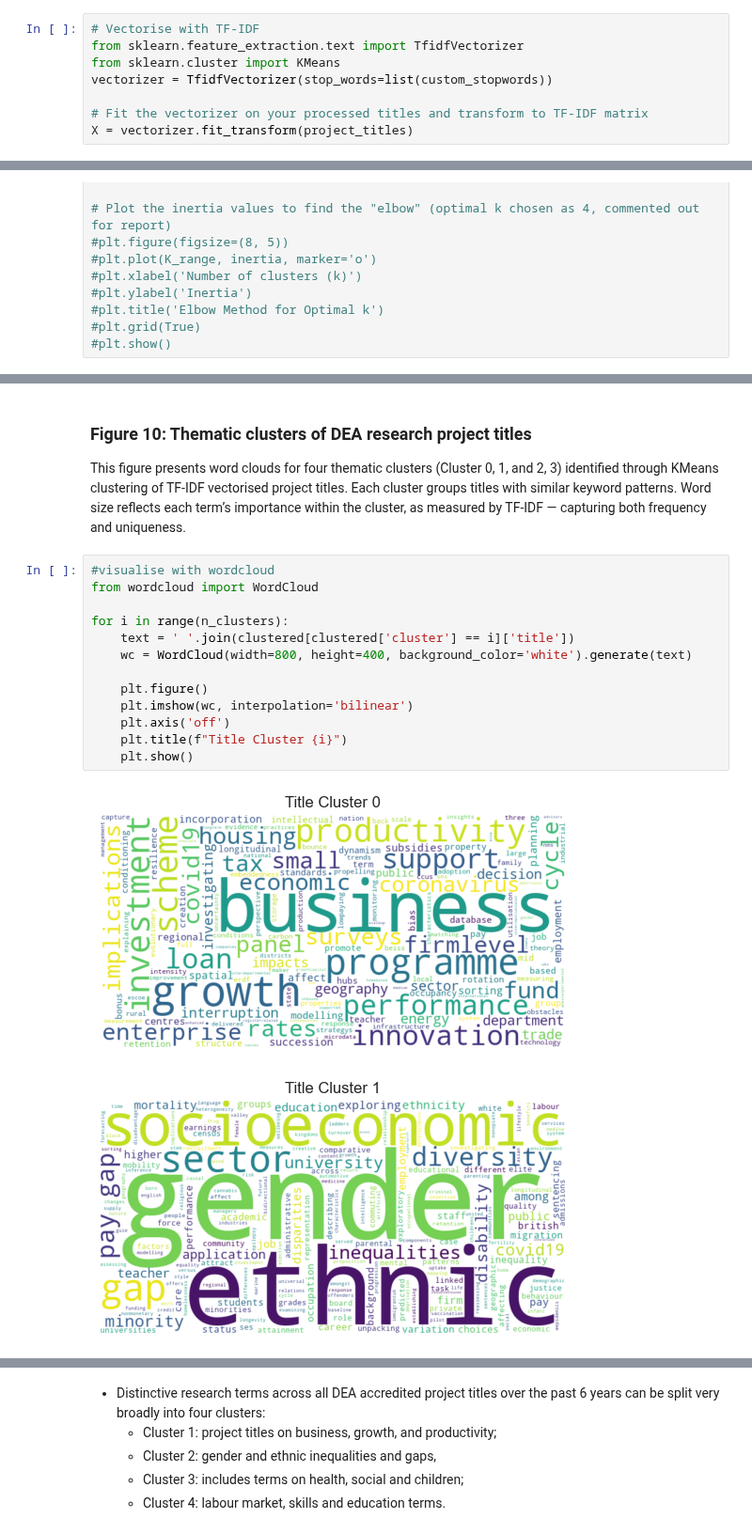
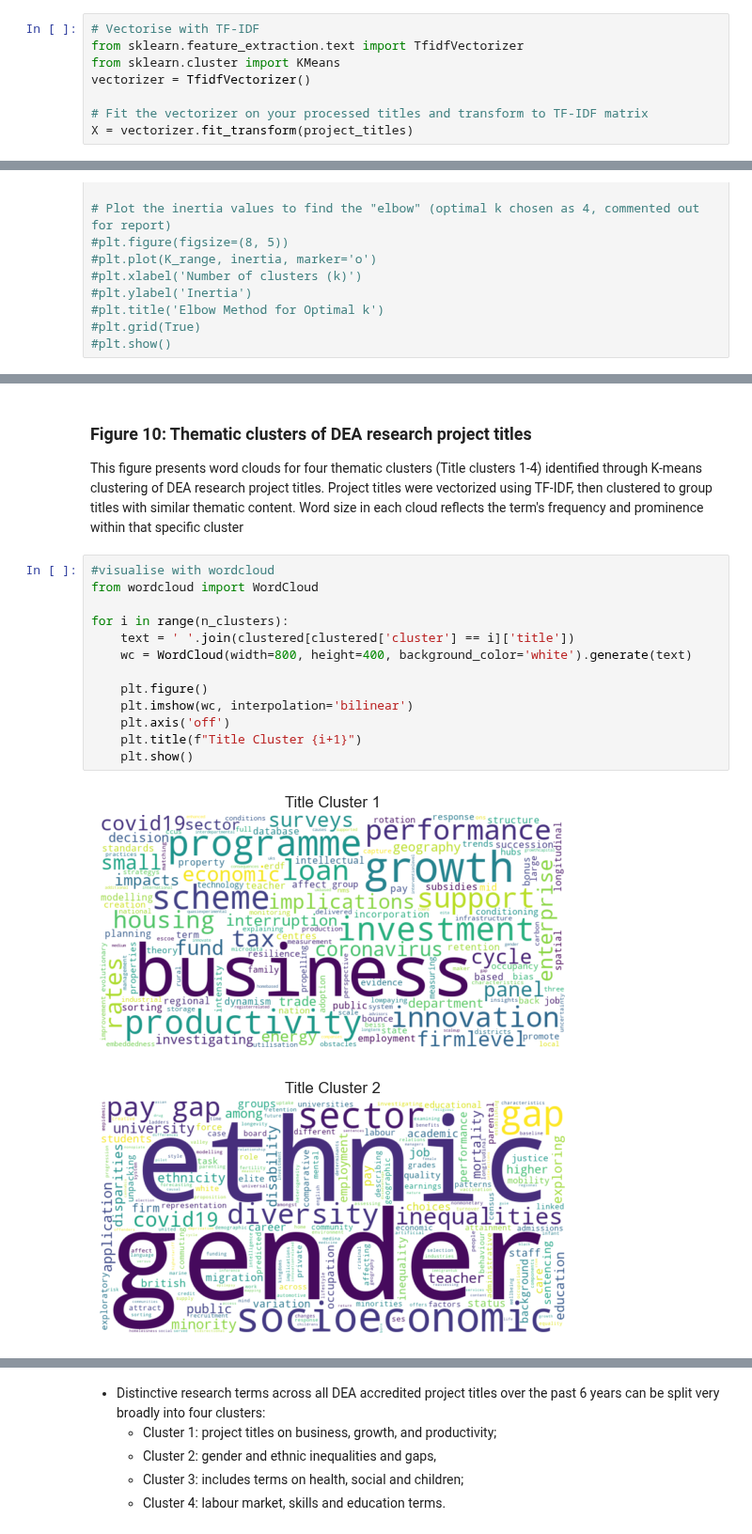
Before and after one commit to balintstewart77/ADR_DEA_project, a Jupyter notebook: analysis/DEA_projects_analysis.ipynb, the cells around one changed output, grey strips where cells are left out. Shown at 94% size. Saved outputs shown, nothing was run; the diff lists cells and outputs as text.

Commit message:
remove redundant stop word removal

```diff
--- a/analysis/DEA_projects_analysis.ipynb
+++ b/analysis/DEA_projects_analysis.ipynb
@@ -1718,7 +1718,7 @@ project_titles = df['processed_titles'].tolist()
 # Vectorise with TF-IDF
 from sklearn.feature_extraction.text import TfidfVectorizer
 from sklearn.cluster import KMeans
-vectorizer = TfidfVectorizer(stop_words=list(custom_stopwords))
+vectorizer = TfidfVectorizer()
 
 # Fit the vectorizer on your processed titles and transform to TF-IDF matrix
 X = vectorizer.fit_transform(project_titles)
@@ -1758,20 +1756,20 @@ clustered = pd.DataFrame({
 })
 # %% [markdown]
 ### Figure 10: Thematic clusters of DEA research project titles
-This figure presents word clouds for four thematic clusters (Cluster 0, 1, and 2, 3) identified through KMeans clustering of TF-IDF vectorised project titles. Each cluster groups titles with similar keyword patterns. Word size reflects each term’s importance within the cluster, as measured by TF-IDF — capturing both frequency and uniqueness.
+This figure presents word clouds for four thematic clusters (Title clusters 1-4) identified through K-means clustering of DEA research project titles. Project titles were vectorized using TF-IDF, then clustered to group titles with similar thematic content. Word size in each cloud reflects the term's frequency and prominence within that specific cluster
 # %%
 #visualise with wordcloud
 from wordcloud import WordCloud
 
 for i in range(n_clusters):
     text = ' '.join(clustered[clustered['cluster'] == i]['title'])
     wc = WordCloud(width=800, height=400, background_color='white').generate(text)
 
     plt.figure()
     plt.imshow(wc, interpolation='bilinear')
     plt.axis('off')
-    plt.title(f"Title Cluster {i}")
+    plt.title(f"Title Cluster {i+1}")
     plt.show()
 # %% [output]
-[figure, old version]
+[figure, new version]
-[figure, old version]
+[figure, new version]
```
Also changed, not shown: parts of 2 cells of this notebook.
